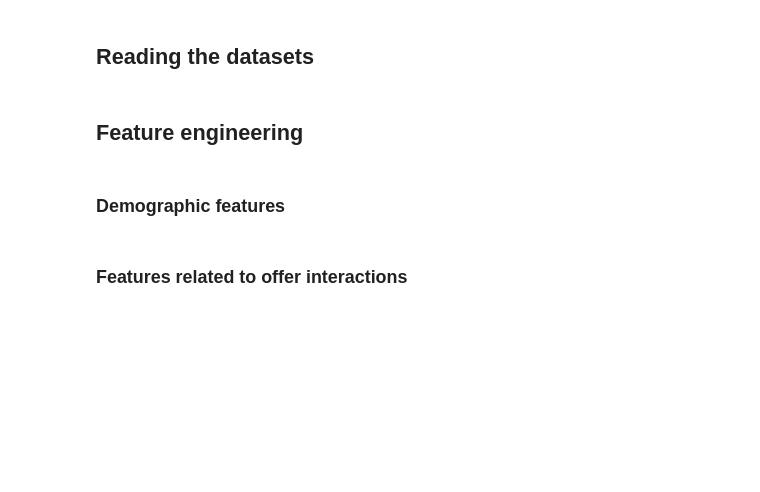
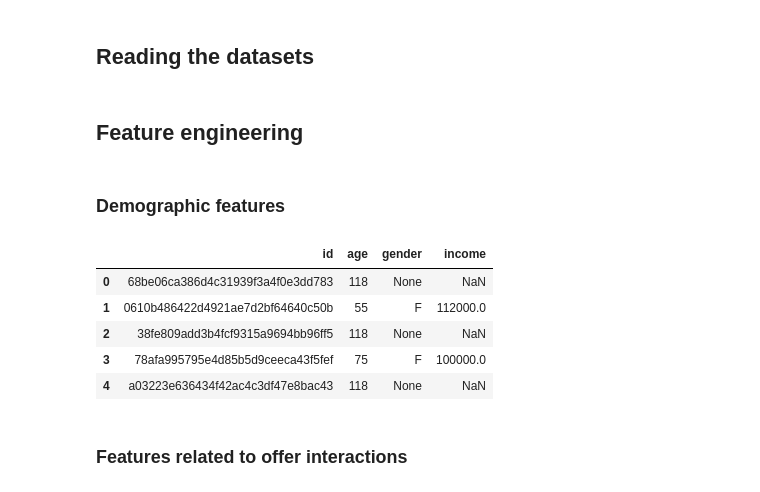
Before and after one commit to AndreGoncalves013/Starbucks_Customer_Offer_Targeting, a Jupyter notebook: src/starbucks_offer_prediction.ipynb, the cells around one changed output. Saved outputs shown, nothing was run; the diff lists cells and outputs as text; code cells hidden in the pictures; blank space fills up the shorter version.

```diff
--- a/src/starbucks_offer_prediction.ipynb
+++ b/src/starbucks_offer_prediction.ipynb
@@ -33,6 +33,14 @@ transcript_df = pd.read_json('../data/transcript.json', orient='records', lines=
 ### Demographic features
 # %%
 demographic_df = profile_df[['id', 'age', 'gender', 'income']]
+demographic_df.head()
+# %% [output]
+|  | id | age | gender | income |
+| 0 | 68be06ca386d4c31939f3a4f0e3dd783 | 118 | None | NaN |
+| 1 | 0610b486422d4921ae7d2bf64640c50b | 55 | F | 112000.0 |
+| 2 | 38fe809add3b4fcf9315a9694bb96ff5 | 118 | None | NaN |
+| 3 | 78afa995795e4d85b5d9ceeca43f5fef | 75 | F | 100000.0 |
+| 4 | a03223e636434f42ac4c3df47e8bac43 | 118 | None | NaN |
 # %% [markdown]
 ### Features related to offer interactions
 # %%
```
Also changed, not shown: parts of 9 cells of this notebook.
